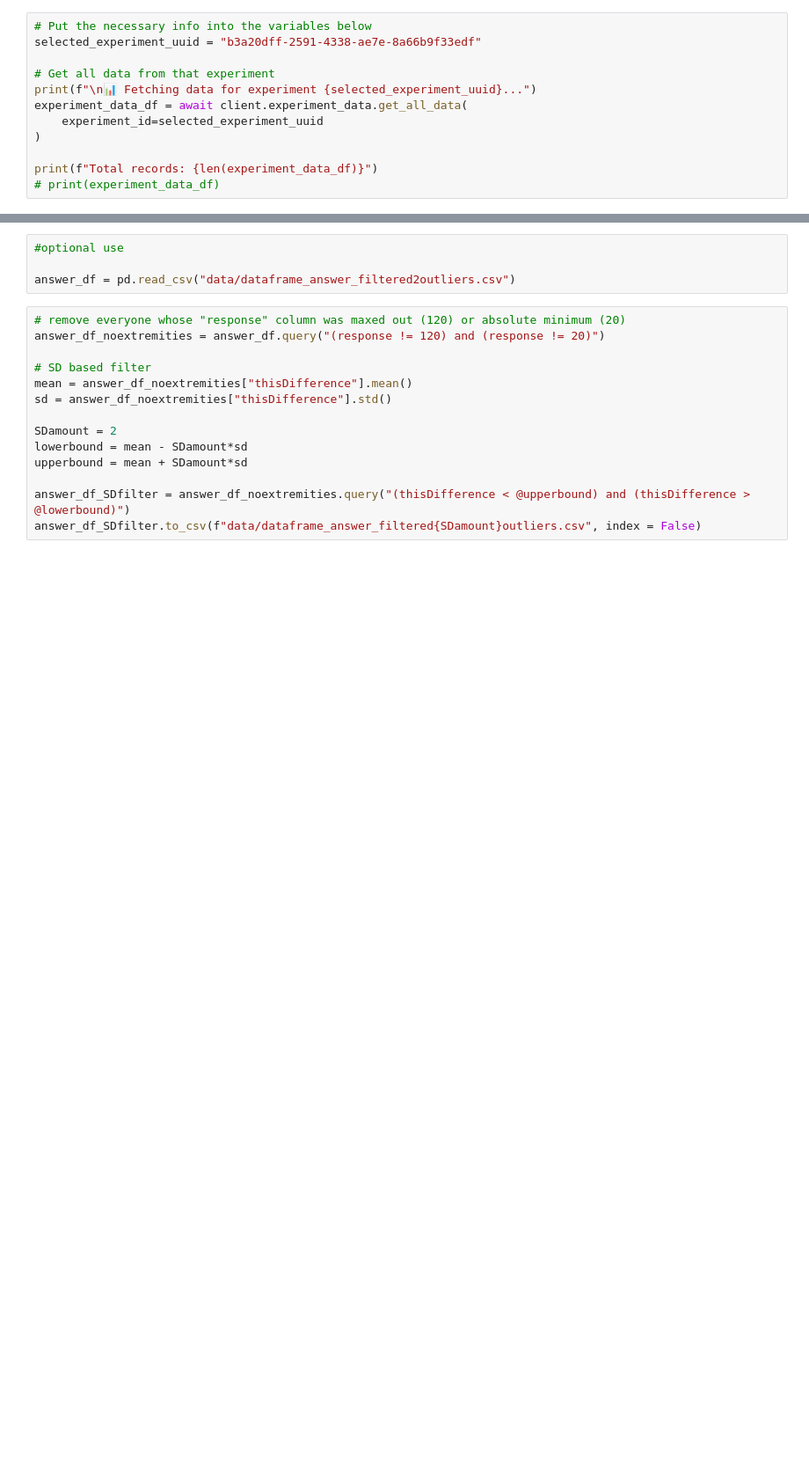
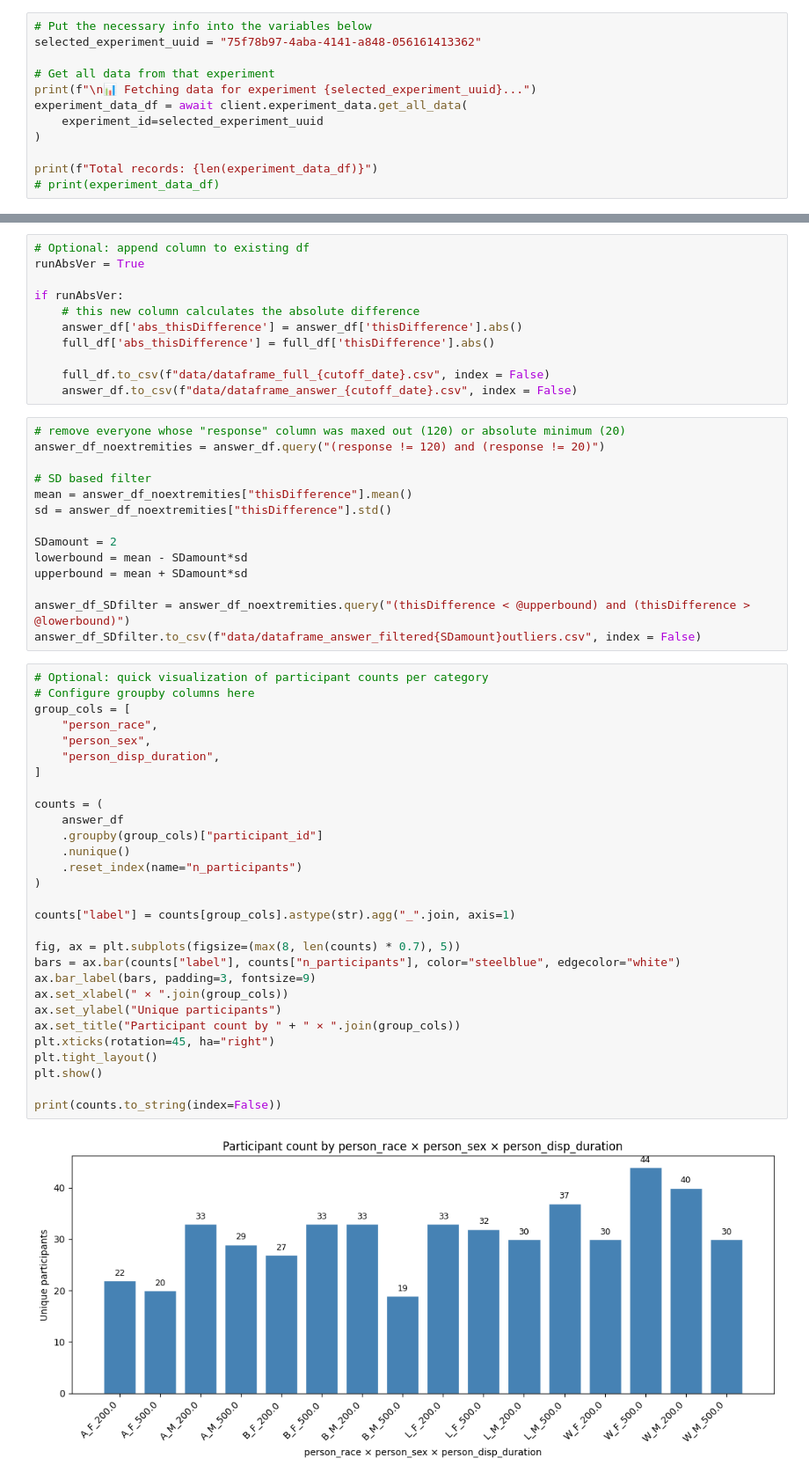
Before and after one commit to WAVE-Lab-Williams/SurprisedElab, a Jupyter notebook: tools/analyze_experiment.ipynb, the cells around one changed output, grey strips where cells are left out. Shown at 88% size. Saved outputs shown, nothing was run; the diff lists cells and outputs as text; blank space fills up the shorter version.

Commit message:
does quick modification for pilot, to get more A-F. Also makes analyze experiment more user friendly for quick visualizations and analyses

```diff
--- a/tools/analyze_experiment.ipynb
+++ b/tools/analyze_experiment.ipynb
@@ -40,6 +67,6 @@ for i, exp in enumerate(sorted_experiments, 1):
 # %%
 # Put the necessary info into the variables below
-selected_experiment_uuid = "b3a20dff-2591-4338-ae7e-8a66b9f33edf"
+selected_experiment_uuid = "75f78b97-4aba-4141-a848-056161413362"
 
 # Get all data from that experiment
 print(f"\n📊 Fetching data for experiment {selected_experiment_uuid}...")
@@ -78,7 +124,14 @@ print(selected_columns)
 # %%
-#optional use
+# Optional: append column to existing df
+runAbsVer = True
 
-answer_df = pd.read_csv("data/dataframe_answer_filtered2outliers.csv")
+if runAbsVer:
+    # this new column calculates the absolute difference
+    answer_df['abs_thisDifference'] = answer_df['thisDifference'].abs()
+    full_df['abs_thisDifference'] = full_df['thisDifference'].abs()
+
+    full_df.to_csv(f"data/dataframe_full_{cutoff_date}.csv", index = False)
+    answer_df.to_csv(f"data/dataframe_answer_{cutoff_date}.csv", index = False)
 # %%
 # remove everyone whose "response" column was maxed out (120) or absolute minimum (20)
 answer_df_noextremities = answer_df.query("(response != 120) and (response != 20)")
@@ -93,3 +146,34 @@ upperbound = mean + SDamount*sd
 
 answer_df_SDfilter = answer_df_noextremities.query("(thisDifference < @upperbound) and (thisDifference > @lowerbound)")
 answer_df_SDfilter.to_csv(f"data/dataframe_answer_filtered{SDamount}outliers.csv", index = False)
+# %%
+# Optional: quick visualization of participant counts per category
+# Configure groupby columns here
+group_cols = [
+    "person_race",
+    "person_sex",
+    "person_disp_duration",
+]
+
+counts = (
+    answer_df
+    .groupby(group_cols)["participant_id"]
+    .nunique()
+    .reset_index(name="n_participants")
+)
+
+counts["label"] = counts[group_cols].astype(str).agg("_".join, axis=1)
+
+fig, ax = plt.subplots(figsize=(max(8, len(counts) * 0.7), 5))
+bars = ax.bar(counts["label"], counts["n_participants"], color="steelblue", edgecolor="white")
+ax.bar_label(bars, padding=3, fontsize=9)
+ax.set_xlabel(" × ".join(group_cols))
+ax.set_ylabel("Unique participants")
+ax.set_title("Participant count by " + " × ".join(group_cols))
+plt.xticks(rotation=45, ha="right")
+plt.tight_layout()
+plt.show()
+
+print(counts.to_string(index=False))
+# %% [output]
+[figure, added]
```
Also changed, not shown: parts of 9 cells of this notebook, 2 other files.
